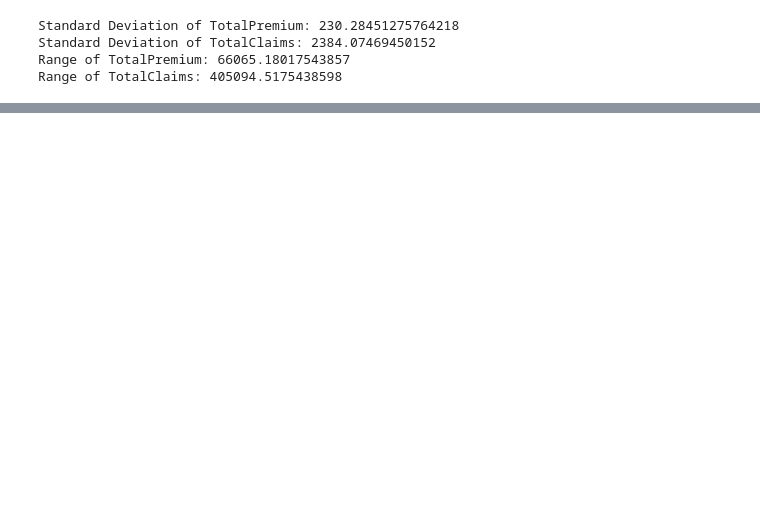
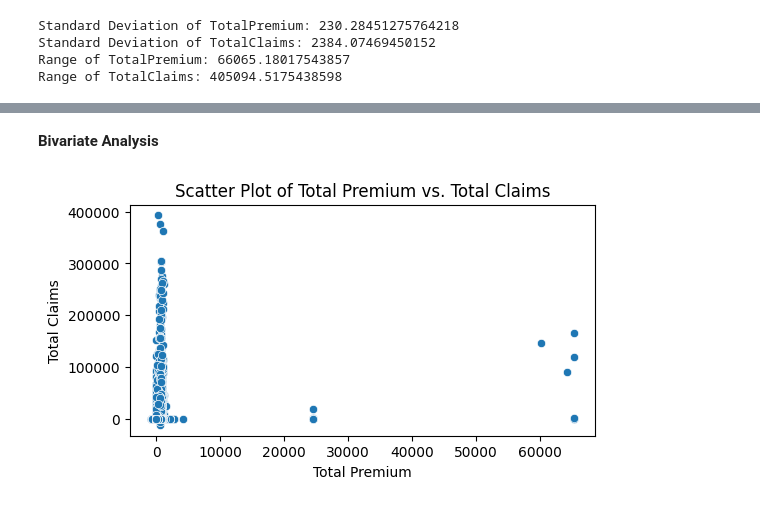
Before and after one commit to neimaNasir/AlphaCare-Insurance-Solutions-ACIS-, a Jupyter notebook: notebooks/EDA.ipynb, the cells around one changed output, grey strips where cells are left out. Drawn from its saved outputs; the diff is of its cells as text; code cells hidden in the pictures; blank space fills up the shorter version.

```diff
--- a/notebooks/EDA.ipynb
+++ b/notebooks/EDA.ipynb
@@ -446,0 +230,12 @@ Name: TotalPremium, dtype: float64
+# %% [markdown]
+**Bivariate Analysis**
+# %%
+# Scatter Plot for TotalPremium vs TotalClaims
+plt.figure(figsize=(6, 3))
+sns.scatterplot(x='total_premium', y='total_claims', data=df)
+plt.title('Scatter Plot of Total Premium vs. Total Claims')
+plt.xlabel('Total Premium')
+plt.ylabel('Total Claims')
+plt.show()
+# %% [output]
+[figure, added]
```
Also changed, not shown: parts of 34 cells of this notebook.
